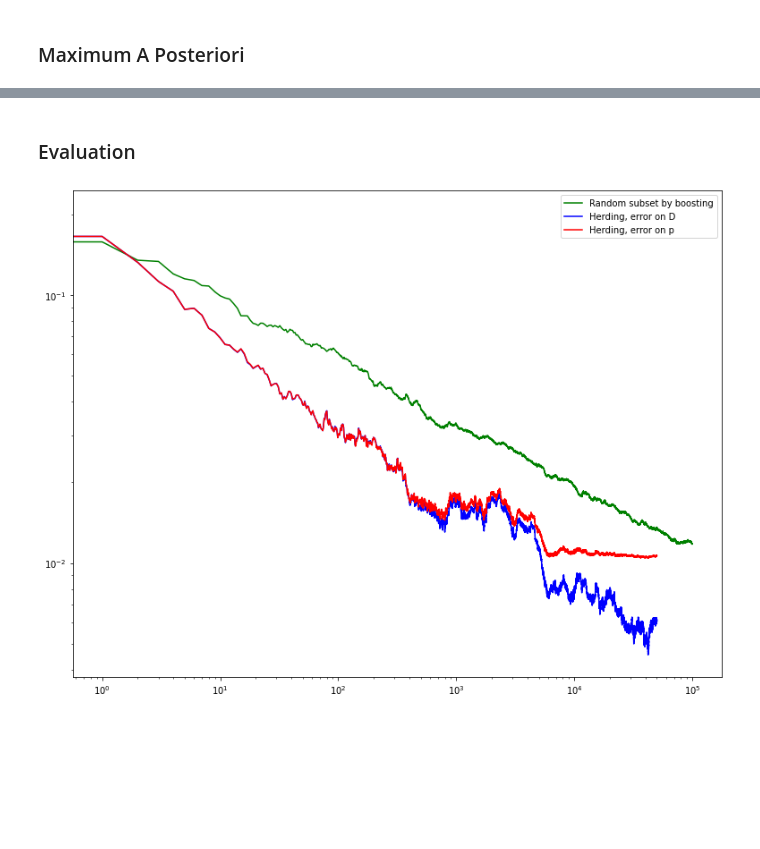
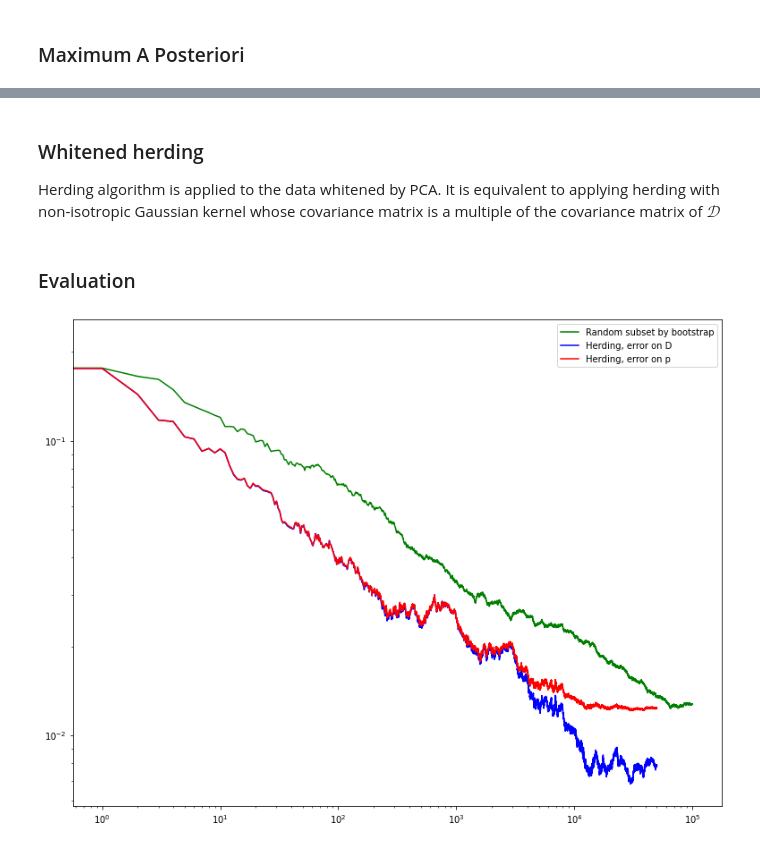
Before and after one commit to PgLoLo/kernel-herding, a Jupyter notebook: source/implementation.ipynb, the cells around one changed output, grey strips where cells are left out. Cells and saved outputs as stored; diff of their text form; code cells hidden in the pictures; blank space fills up the shorter version.

```diff
--- a/source/implementation.ipynb
+++ b/source/implementation.ipynb
@@ -374,11 +466,10 @@ predictions_D = vmap_log_p(X.cpu(), D.cpu()).exp().mean(1)
 # %%
 def batched_mean_log_p(X, thetas, batch_sz: int = 2**4):
+    X = X.cpu().double()
+    thetas = thetas.cpu().double()
+
     result = t.zeros(len(X))
     for i in trange(0, len(X), batch_sz, desc='batched mean log p', leave=False):
         result[i : i + batch_sz] = vmap_log_p(X[i : i + batch_sz], thetas).exp().mean(1)
-    return result
 
-predictions_super_D = batched_mean_log_p(X.cpu().double(), SuperD.cpu().double())
+    return result.cuda()
-# %%
-D = subsample_chain(SuperD[None], 10**5)
-predictions_D = batched_mean_log_p(X.cpu().double(), D.cpu().double())
@@ -387,8 +476,15 @@ predictions_D = batched_mean_log_p(X.cpu().double(), D.cpu().double())
+# %%
+predictions_D = batched_mean_log_p(X_test, D)
+predictions_super_D = batched_mean_log_p(X_test, SuperD)
+# %% [markdown]
+### Whitened herding
+
+Herding algorithm is applied to the data whitened by PCA. It is equivalent to applying herding with non-isotropic Gaussian kernel whose covariance matrix is a multiple of the covariance matrix of $\mathcal{D}$
 # %%
 pca = PCA().fit(to_numpy(D))
 whitened_D = to_tensor(pca.transform(to_numpy(D)))
 
-kernel = GaussianKernel(10)
+kernel = GaussianKernel(np.sqrt(10))
 whitened_herded = herd(
     whitened_D,
     whitened_D[t.randint(0, len(whitened_D), [2])],
@@ -407,17 +499,26 @@ herded = to_tensor(pca.inverse_transform(to_numpy(whitened_herded)))
 # %%
 plt.figure(figsize=(13, 10))
 
 shuffled = D[t.randint(0, len(D), [len(D)])]
-predictions_shuffled = vmap_log_p(X.cpu(), shuffled.cpu()).exp()
-plt.plot(cumulative_error(predictions_D, predictions_shuffled.T)**.5, c='g', label='Random subset by boosting')
+predictions_shuffled = vmap_log_p(X_test.cpu(), shuffled.cpu()).exp().cuda()
+plt.plot(
+    to_numpy(cumulative_error(predictions_D, predictions_shuffled.T)**.5),
+    c='g', label='Random subset by bootstrap'
+)
 
-predictions_herded = vmap_log_p(X.cpu(), herded.cpu()).exp()
-plt.plot(cumulative_error(predictions_D, predictions_herded.T)**.5, c='b', label='Herding, error on D')
-plt.plot(cumulative_error(predictions_super_D.cpu(), predictions_herded.T)**.5, c='r', label='Herding, error on p')
+predictions_herded = vmap_log_p(X_test.cpu(), herded.cpu()).exp().cuda()
+plt.plot(
+    to_numpy(cumulative_error(predictions_D, predictions_herded.T)**.5),
+    c='b', label='Herding, error on D'
+)
+plt.plot(
+    to_numpy(cumulative_error(predictions_super_D, predictions_herded.T)**.5),
+    c='r', label='Herding, error on p'
+)
 
 plt.xscale('log')
 plt.yscale('log')
 plt.legend()
 plt.show()
 # %% [output]
-[figure, old version]
+[figure, new version]
```
Also changed, not shown: parts of 42 cells of this notebook.
